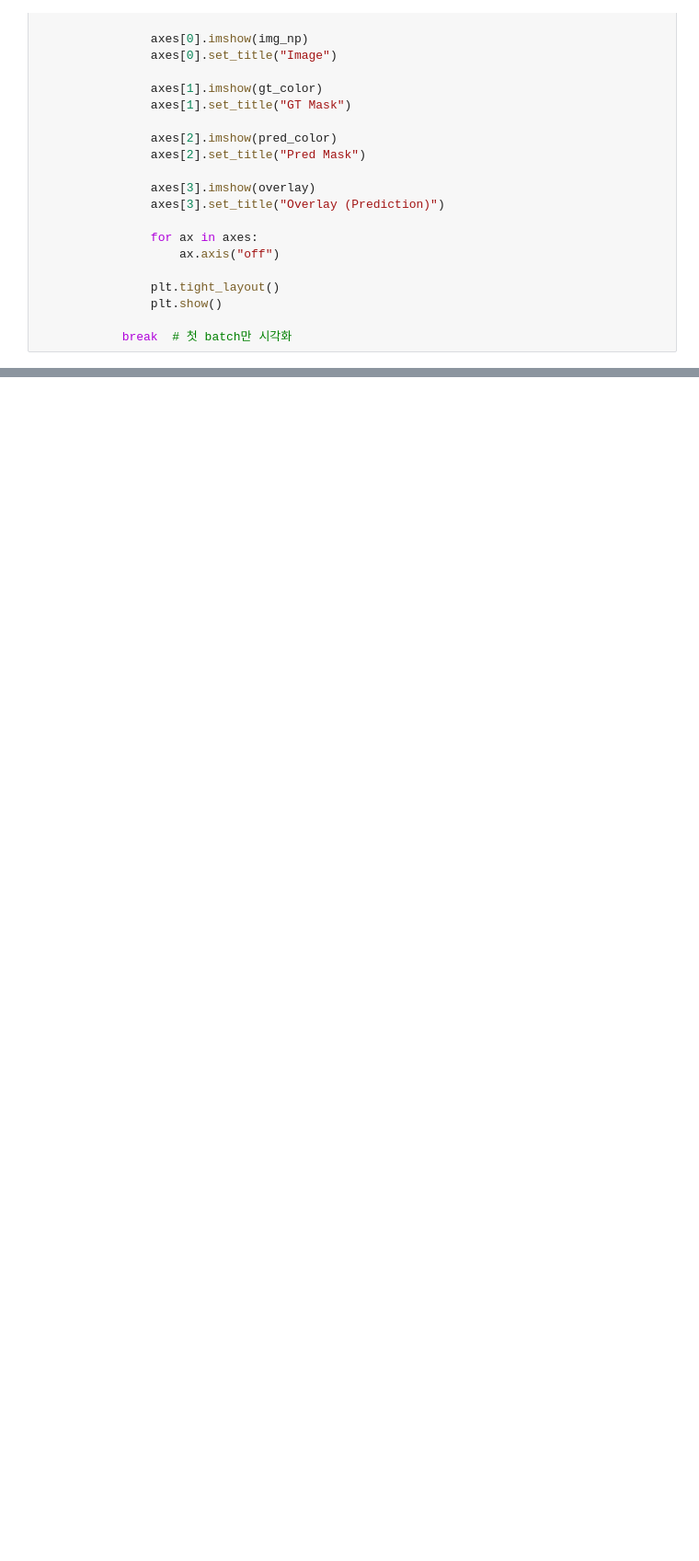
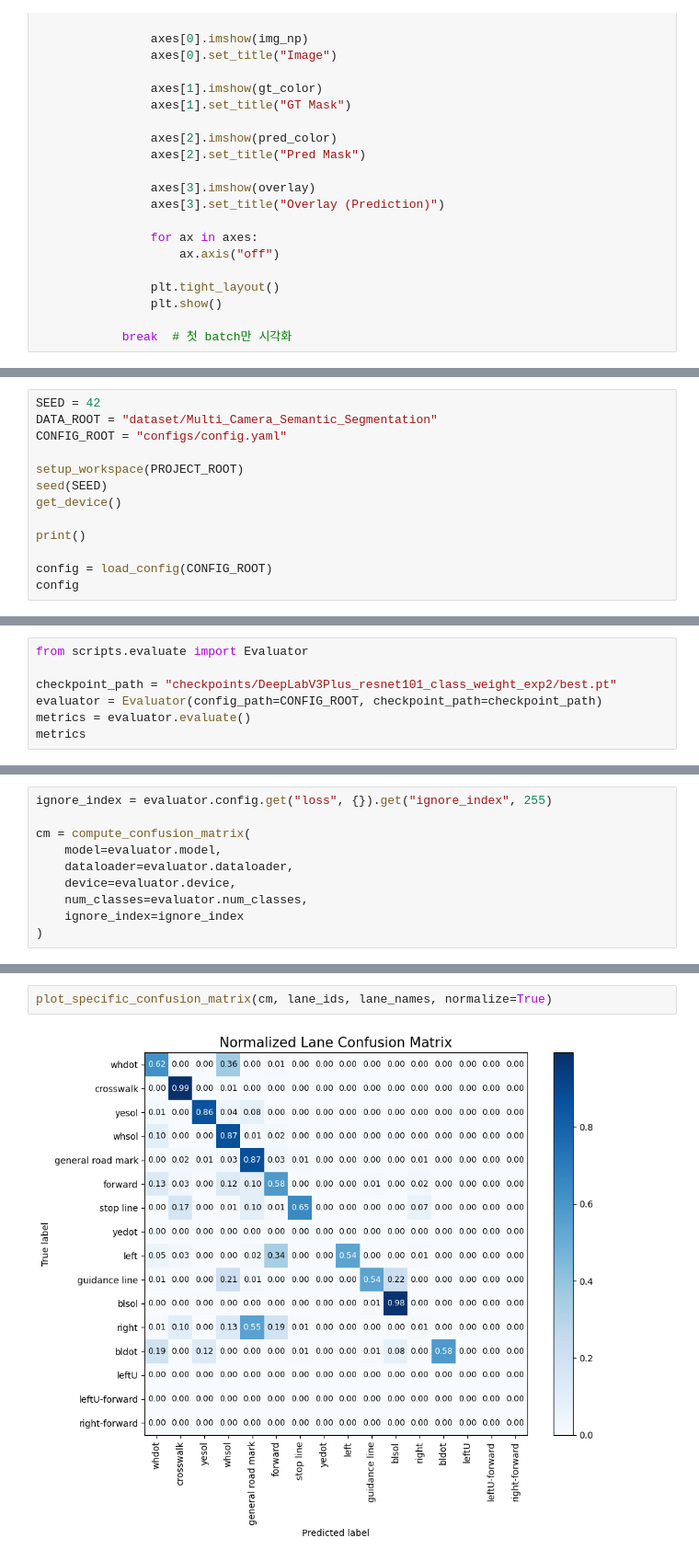
Before and after one commit to GH-Door/Road_Lane_segmentation, a Jupyter notebook: jupyter/deeplabv3_resnet101.ipynb, the cells around one changed output, grey strips where cells are left out. Shown at 92% size. Saved outputs shown, nothing was run; the diff lists cells and outputs as text; blank space fills up the shorter version.

```diff
--- a/jupyter/deeplabv3_resnet101.ipynb
+++ b/jupyter/deeplabv3_resnet101.ipynb
@@ -291,0 +522,13 @@ Output hidden; open in https://colab.research.google.com to view.
+# %%
+SEED = 42
+DATA_ROOT = "dataset/Multi_Camera_Semantic_Segmentation"
+CONFIG_ROOT = "configs/config.yaml"
+
+setup_workspace(PROJECT_ROOT)
+seed(SEED)
+get_device()
+
+print()
+
+config = load_config(CONFIG_ROOT)
+config
@@ -291,0 +600,7 @@ Output hidden; open in https://colab.research.google.com to view.
+# %%
+from scripts.evaluate import Evaluator
+
+checkpoint_path = "checkpoints/DeepLabV3Plus_resnet101_class_weight_exp2/best.pt"
+evaluator = Evaluator(config_path=CONFIG_ROOT, checkpoint_path=checkpoint_path)
+metrics = evaluator.evaluate()
+metrics
@@ -291,0 +628,10 @@ Output hidden; open in https://colab.research.google.com to view.
+# %%
+ignore_index = evaluator.config.get("loss", {}).get("ignore_index", 255)
+
+cm = compute_confusion_matrix(
+    model=evaluator.model,
+    dataloader=evaluator.dataloader,
+    device=evaluator.device,
+    num_classes=evaluator.num_classes,
+    ignore_index=ignore_index
+)
@@ -291,0 +684,4 @@ Output hidden; open in https://colab.research.google.com to view.
+# %%
+plot_specific_confusion_matrix(cm, lane_ids, lane_names, normalize=True)
+# %% [output]
+[figure, added]
```
Also changed, not shown: parts of 23 cells of this notebook, 3 other files.
